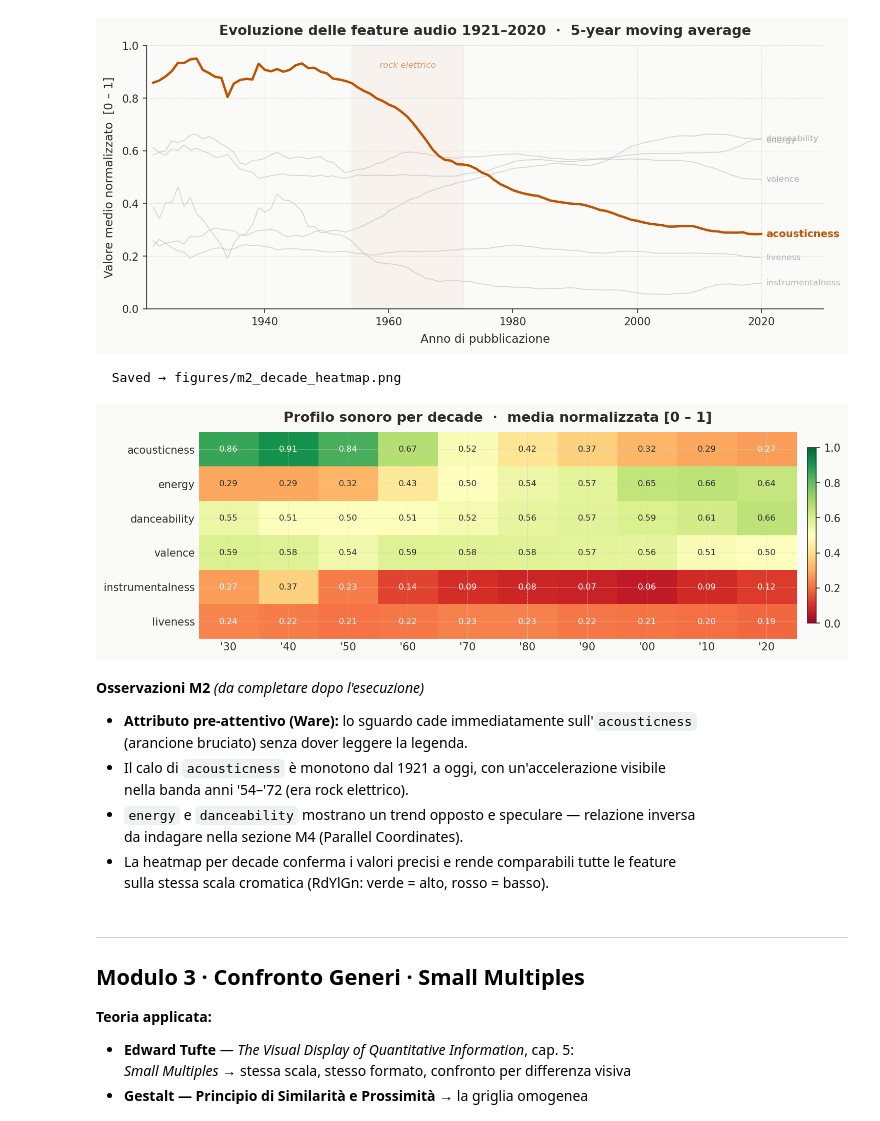
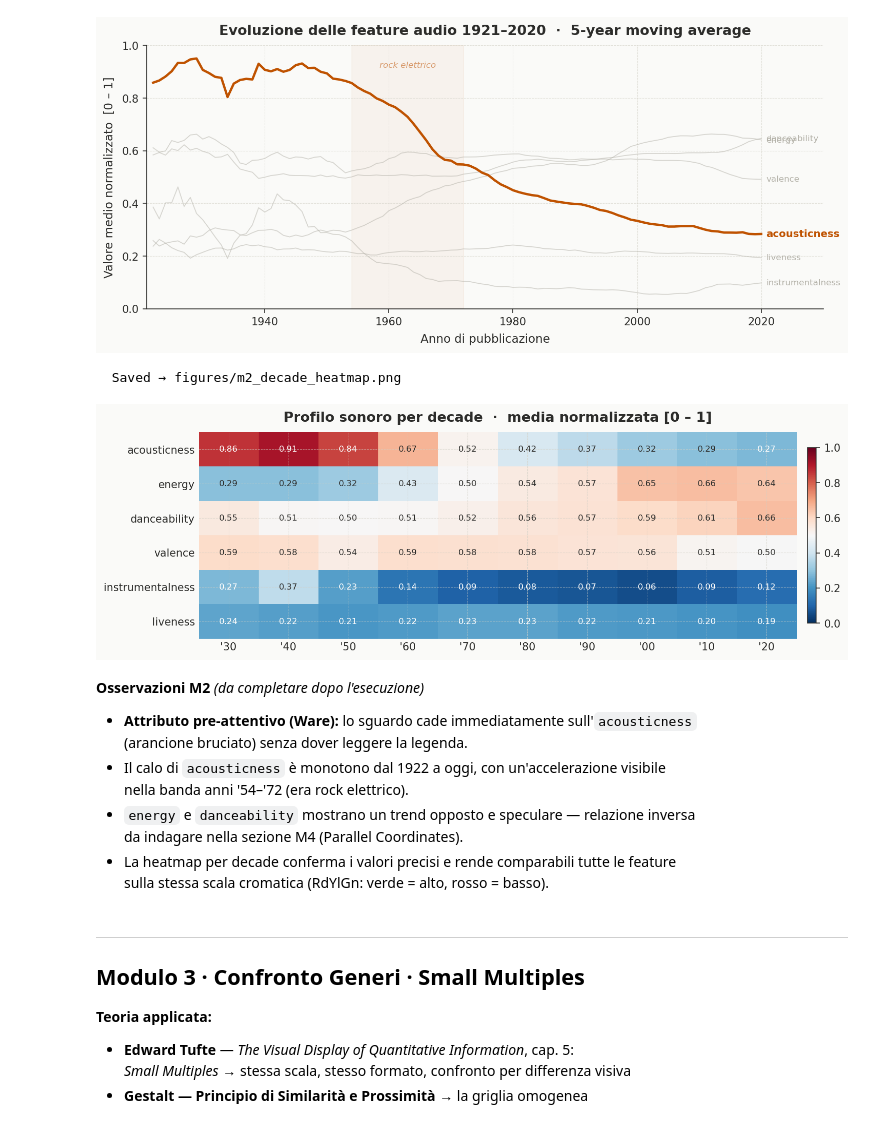
Before and after one commit to arcadiacipolla/La_Trasformazione_del_Suono_-_Scientific_Visualization, a Jupyter notebook: the_shape_of_music.ipynb, the cells around one changed output. Cells and saved outputs as stored; diff of their text form; code cells hidden in the pictures.

```diff
--- a/the_shape_of_music.ipynb
+++ b/the_shape_of_music.ipynb
@@ -133,24 +133,24 @@ Tab. 1 — Statistiche descrittive delle feature audio (dataset post-pulizia)
 fig, ax = plt.subplots(figsize=(7, 3.5))
 apply_style(ax)
 
-genre_counts = df["genre"].value_counts()
-
-# Colori: HIGHLIGHT per i generi con una categoria definita, MUTED per "Other"
+# Ordine ascending: genere più raro in basso, più comune in cima.
+# Nessun reversed() — etichette, colori e valori sono allineati.
+genre_counts = df["genre"].value_counts().sort_values(ascending=True)
 bar_colors = [HIGHLIGHT if g != "Other" else MUTED for g in genre_counts.index]
 
 bars = ax.barh(
     range(len(genre_counts)),
     genre_counts.values,
-    color=list(reversed(bar_colors)),
+    color=bar_colors,
     height=0.6,
     zorder=2,
 )
 ax.set_yticks(range(len(genre_counts)))
-ax.set_yticklabels(list(reversed(genre_counts.index)))
+ax.set_yticklabels(genre_counts.index)
 
-# Percentuale come etichetta diretta a fine barra
-for i, (bar, val) in enumerate(zip(bars, reversed(genre_counts.values))):
-    pct = val / len(df) * 100
+# bar.get_width() è sempre il valore corretto per quella barra
+for bar in bars:
+    pct = bar.get_width() / len(df) * 100
     ax.text(
         bar.get_width() + len(df) * 0.003,
         bar.get_y() + bar.get_height() / 2,
@@ -296,43 +302,43 @@ apply_style(ax)
 im = ax.imshow(
     decade_means.T,
     aspect="auto",
-    cmap="RdYlGn",
+    cmap="RdBu_r",   # divergente colorblind-safe (rosso=basso, blu=alto),
     vmin=0, vmax=1,
     interpolation="nearest"
 )
 
 ax.set_xticks(range(len(DECADES)))
 ax.set_xticklabels([f"'{str(d)[2:]}" for d in DECADES], fontsize=10)
 ax.set_yticks(range(len(FEATURES_PLOT)))
 ax.set_yticklabels(FEATURES_PLOT, fontsize=10)
 
 # Annota ogni cella con il valore
 for i, feat in enumerate(FEATURES_PLOT):
     for j, dec in enumerate(DECADES):
         val = decade_means.loc[dec, feat]
         txt_color = "white" if (val < 0.28 or val > 0.72) else "#2C2C2A"
         ax.text(j, i, f"{val:.2f}", ha="center", va="center",
                 fontsize=8, color=txt_color)
 
 ax.set_title("Profilo sonoro per decade  ·  media normalizzata [0 – 1]", pad=10)
 fig.colorbar(im, ax=ax, shrink=0.85, pad=0.015)
 
 for spine in ax.spines.values():
     spine.set_visible(False)
 ax.tick_params(length=0)
 
 plt.tight_layout()
 save_fig(fig, "m2_decade_heatmap")
 plt.show()
 # %% [output]
   Saved → figures/m2_decade_heatmap.png
-[figure, old version]
+[figure, new version]
 # %% [markdown]
 **Osservazioni M2** *(da completare dopo l'esecuzione)*
 
 - **Attributo pre-attentivo (Ware):** lo sguardo cade immediatamente sull'`acousticness`
   (arancione bruciato) senza dover leggere la legenda.
-- Il calo di `acousticness` è monotono dal 1921 a oggi, con un'accelerazione visibile
+- Il calo di `acousticness` è monotono dal 1922 a oggi, con un'accelerazione visibile
   nella banda anni '54–'72 (era rock elettrico).
 - `energy` e `danceability` mostrano un trend opposto e speculare — relazione inversa
   da indagare nella sezione M4 (Parallel Coordinates).
```
Also changed, not shown: parts of 16 cells of this notebook, 1 other file.
